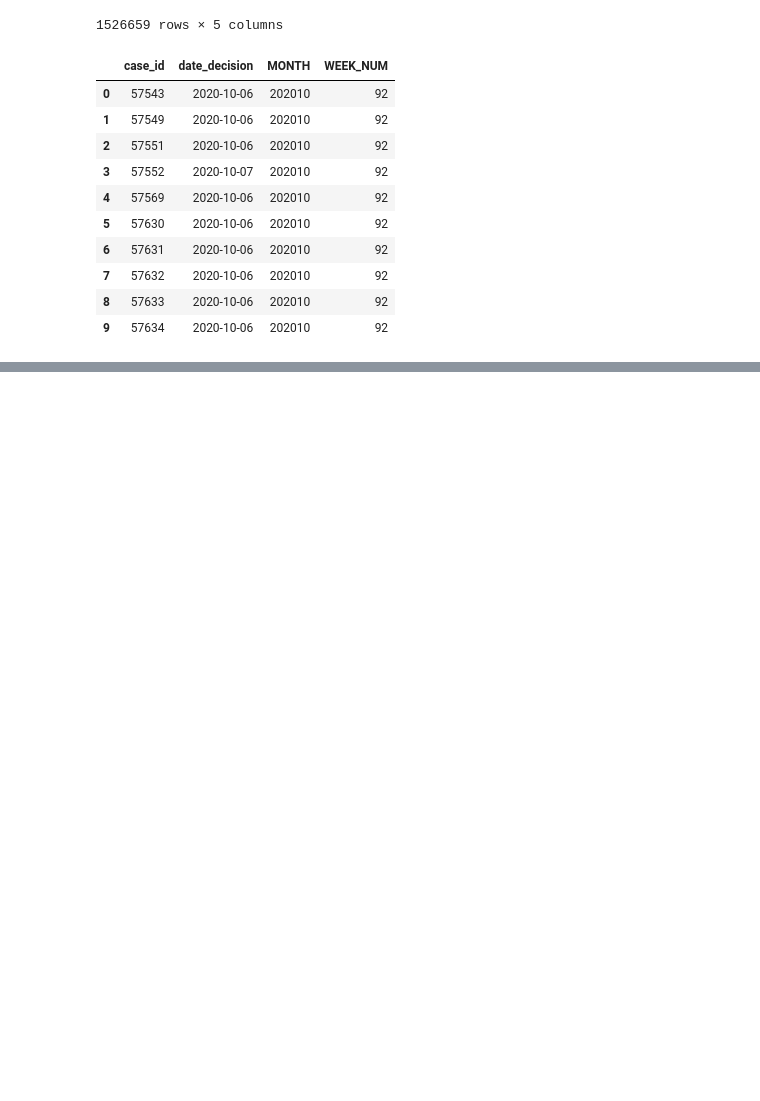
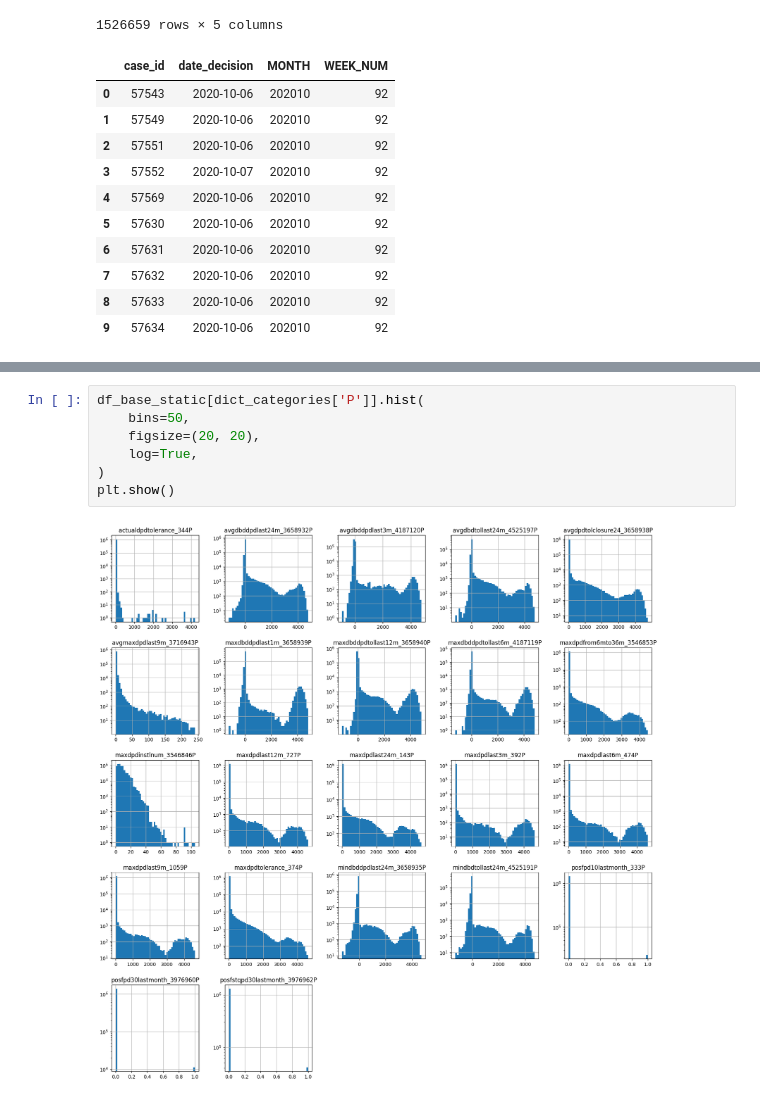
Before and after one commit to oXyut/home-credit-competition, a Jupyter notebook: src/notebooks/suzukiy-eda.ipynb, the cells around one changed output, grey strips where cells are left out. Cells and saved outputs as stored; diff of their text form; blank space fills up the shorter version.

```diff
--- a/src/notebooks/suzukiy-eda.ipynb
+++ b/src/notebooks/suzukiy-eda.ipynb
@@ -55,0 +311,9 @@ df_static_0_train
+# %%
+df_base_static[dict_categories['P']].hist(
+    bins=50,
+    figsize=(20, 20),
+    log=True,
+)
+plt.show()
+# %% [output]
+[figure, added]
```
Also changed, not shown: parts of 21 cells of this notebook.
